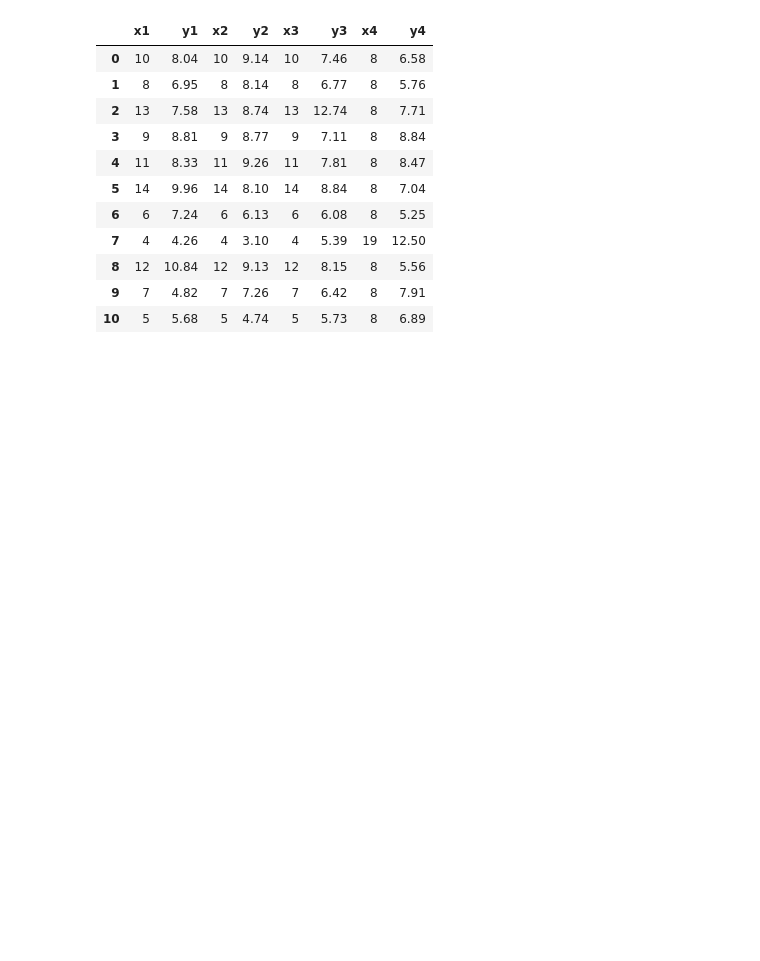
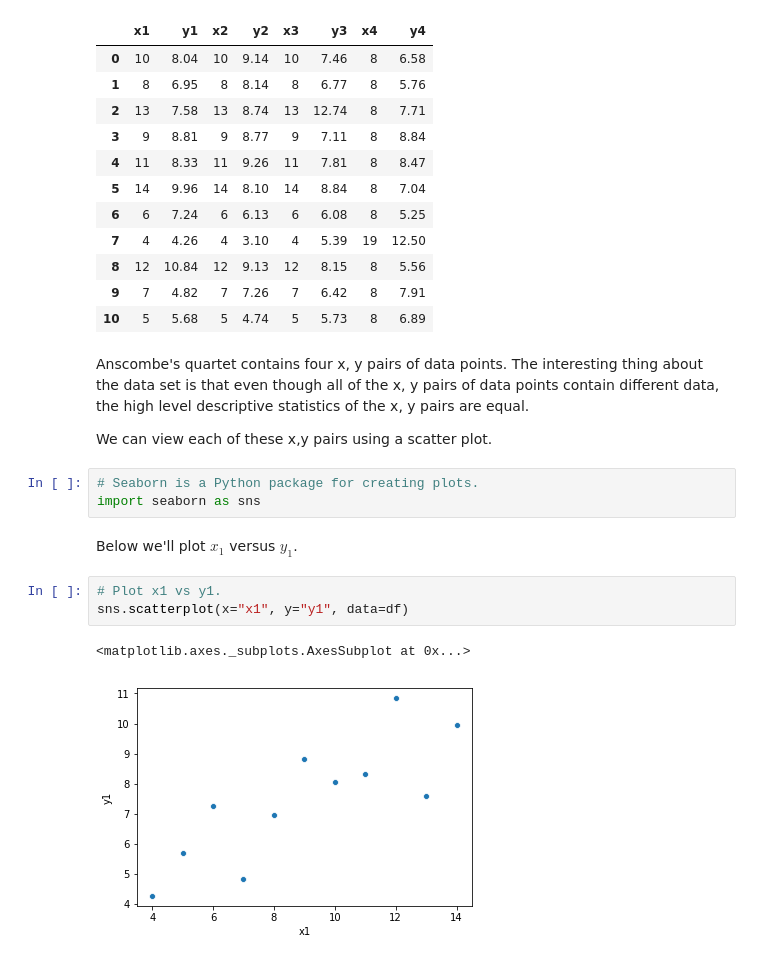
Before and after one commit to beccycole/anscombe-1, a Jupyter notebook: anscombe.ipynb, the cells around one changed output. Drawn from its saved outputs; the diff is of its cells as text; blank space fills up the shorter version.

```diff
--- a/anscombe.ipynb
+++ b/anscombe.ipynb
@@ -25,3 +29,21 @@ df
 | 8 | 12 | 10.84 | 12 | 9.13 | 12 | 8.15 | 8 | 5.56 |
 | 9 | 7 | 4.82 | 7 | 7.26 | 7 | 6.42 | 8 | 7.91 |
 | 10 | 5 | 5.68 | 5 | 4.74 | 5 | 5.73 | 8 | 6.89 |
+# %% [markdown]
+Anscombe's quartet contains four x, y pairs of data points.
+The interesting thing about the data set is that even though all of the x, y pairs of data points contain different data, the high level descriptive statistics of the x, y pairs are equal.
+
+
+
+We can view each of these x,y pairs using a scatter plot.
+# %%
+# Seaborn is a Python package for creating plots.
+import seaborn as sns
+# %% [markdown]
+Below we'll plot $x_1$ versus $y_1$.
+# %%
+# Plot x1 vs y1.
+sns.scatterplot(x="x1", y="y1", data=df)
+# %% [output]
+<matplotlib.axes._subplots.AxesSubplot at 0x...>
+[figure, added]
```
Also changed, not shown: parts of 6 cells of this notebook.
